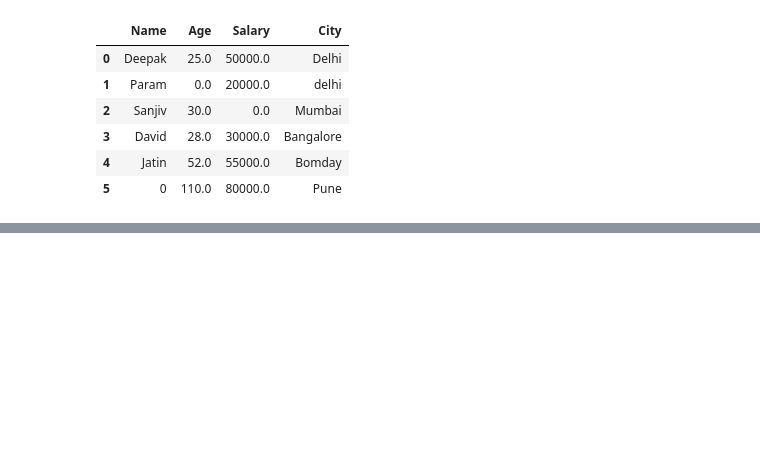
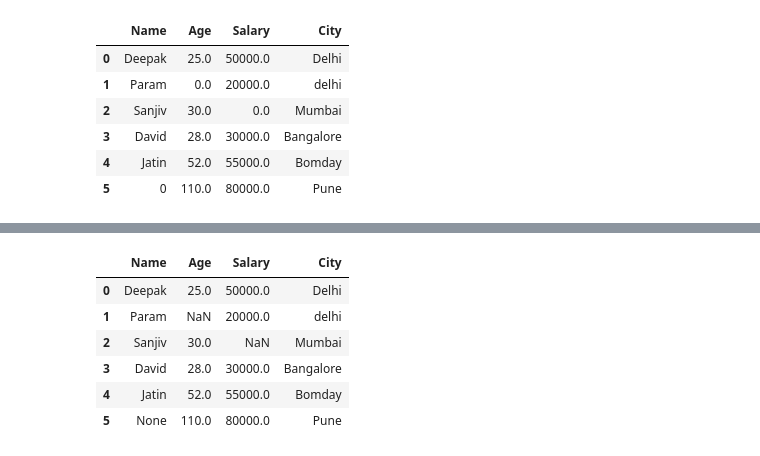
Before and after one commit to navgaur/AWP, a Jupyter notebook: 1.ipynb, the cells around one changed output, grey strips where cells are left out. Drawn from its saved outputs; the diff is of its cells as text; code cells hidden in the pictures; blank space fills up the shorter version.

```diff
--- a/1.ipynb
+++ b/1.ipynb
@@ -223,10 +223,10 @@ These steps are required for a data to be made ready for Machine Learning
 # %%
 import pandas as pd
 
-data1 = {"Name" :["Deepak", "Param", "Sanjiv","David", "Jatin", None],
-         "Age" :[ 25, None, 30, 28, 52, 110],
-         "Salary" :[50000, 20000, None, 30000, 55000, 80000],
-         "City" : ["Delhi", "delhi", "Mumbai", "Bangalore", "Bomday", "Pune"]}
+data1 = {"Name" :["Deepak", "Param", "Sanjiv","David", "Jatin", None, "Sanjiv"],
+         "Age" :[ 25, None, 30, 28, 52, 110, 30],
+         "Salary" :[50000, 20000, None, 30000, 55000, 80000, None],
+         "City" : ["Delhi", "delhi", "Mumbai", "Bangalore", "Bomday", "Pune", "Mumbai"]}
 
 df3=pd.DataFrame(data1)
 print(df3)
@@ -285,0 +298,10 @@ df3.fillna(0)       # Fill 0 where there is missing or null values
+# %%
+df3.drop_duplicates()
+# %% [output]
+|  | Name | Age | Salary | City |
+| 0 | Deepak | 25.0 | 50000.0 | Delhi |
+| 1 | Param | NaN | 20000.0 | delhi |
+| 2 | Sanjiv | 30.0 | NaN | Mumbai |
+| 3 | David | 28.0 | 30000.0 | Bangalore |
+| 4 | Jatin | 52.0 | 55000.0 | Bomday |
+| 5 | None | 110.0 | 80000.0 | Pune |
```
Also changed, not shown: parts of 2 cells of this notebook.
